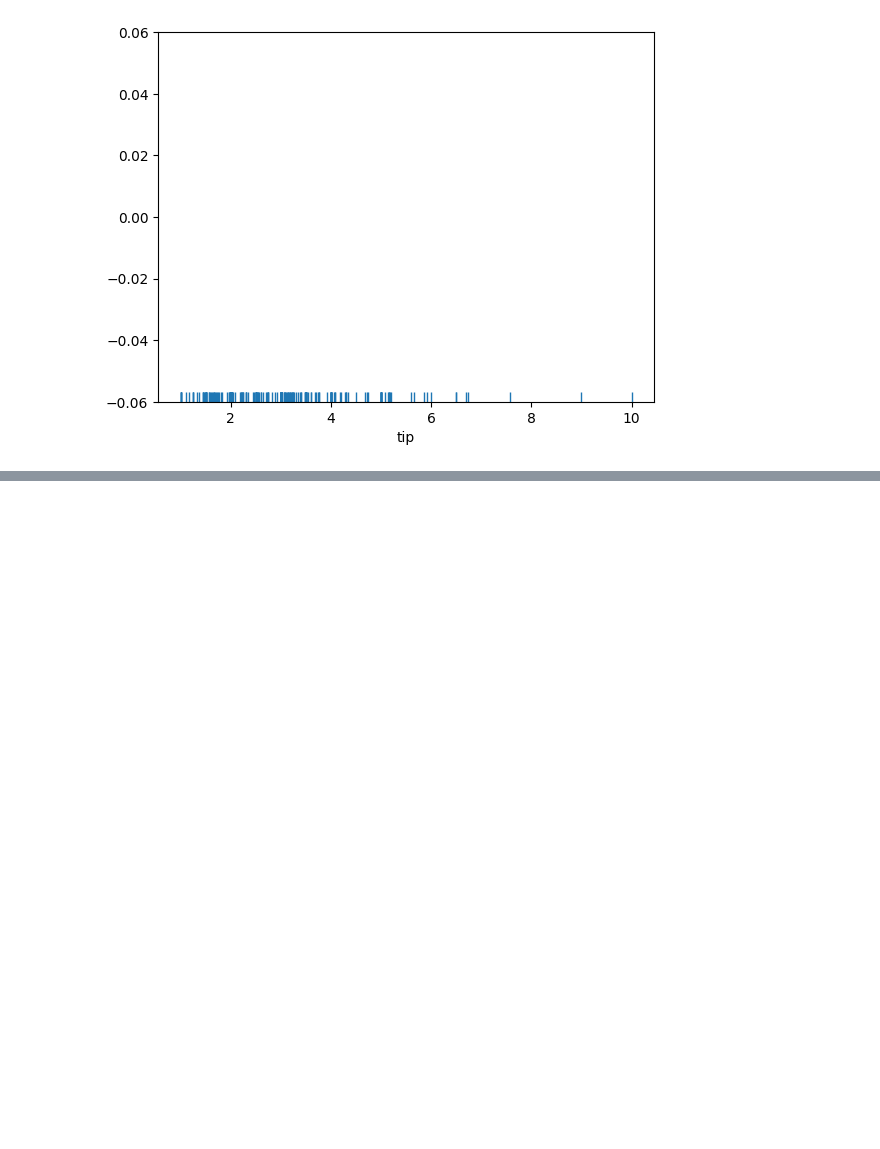
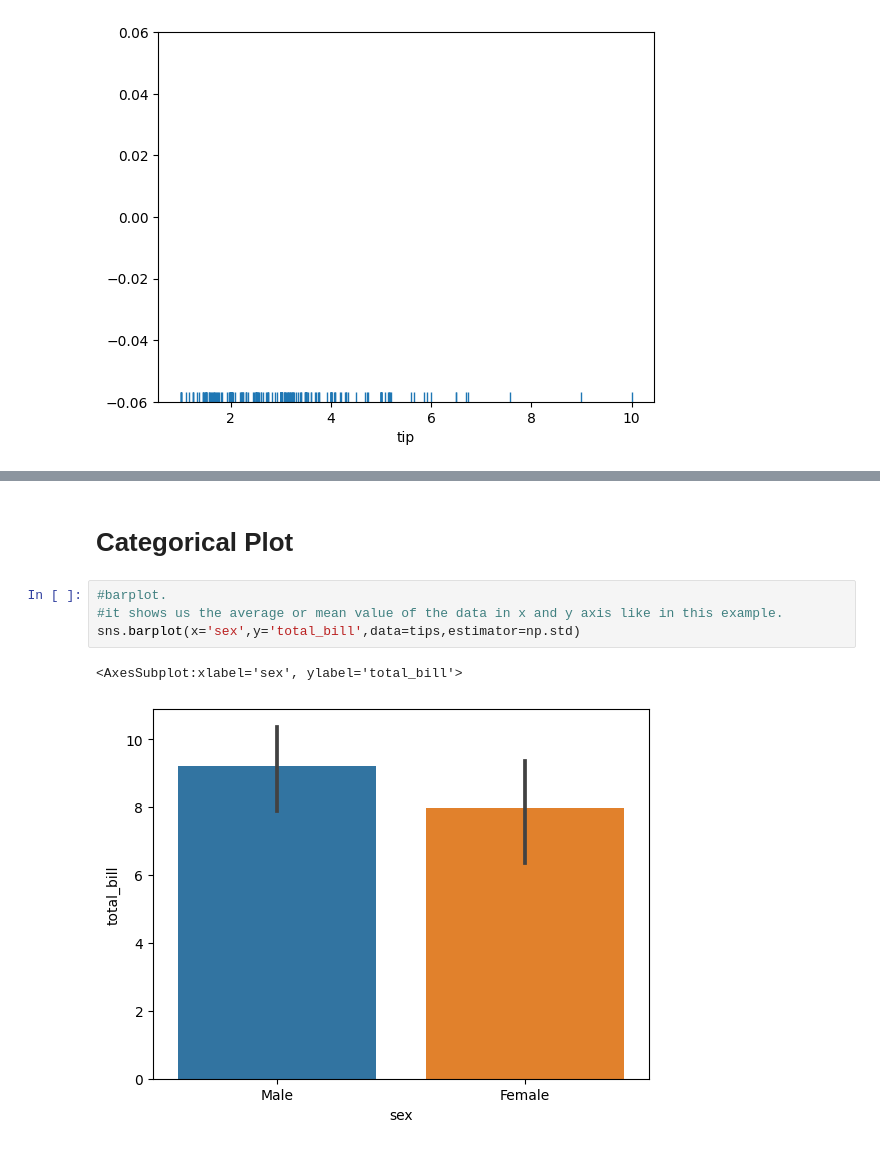
Before and after one commit to 130-SanaAsif/Data-Analysis, a Jupyter notebook: python basics and advanced/Seaborn Basics.ipynb, the cells around one changed output, grey strips where cells are left out. Cells and saved outputs as stored; diff of their text form; blank space fills up the shorter version.

```diff
--- a/python basics and advanced/Seaborn Basics.ipynb
+++ b/python basics and advanced/Seaborn Basics.ipynb
@@ -51,0 +68,9 @@ sns.rugplot(tips['tip'])
+# %% [markdown]
+# Categorical Plot
+# %%
+#barplot.
+#it shows us the average or mean value of the data in x and y axis like in this example.
+sns.barplot(x='sex',y='total_bill',data=tips,estimator=np.std)
+# %% [output]
+<AxesSubplot:xlabel='sex', ylabel='total_bill'>
+[figure, added]
```
Also changed, not shown: parts of 12 cells of this notebook, 1 other file.
